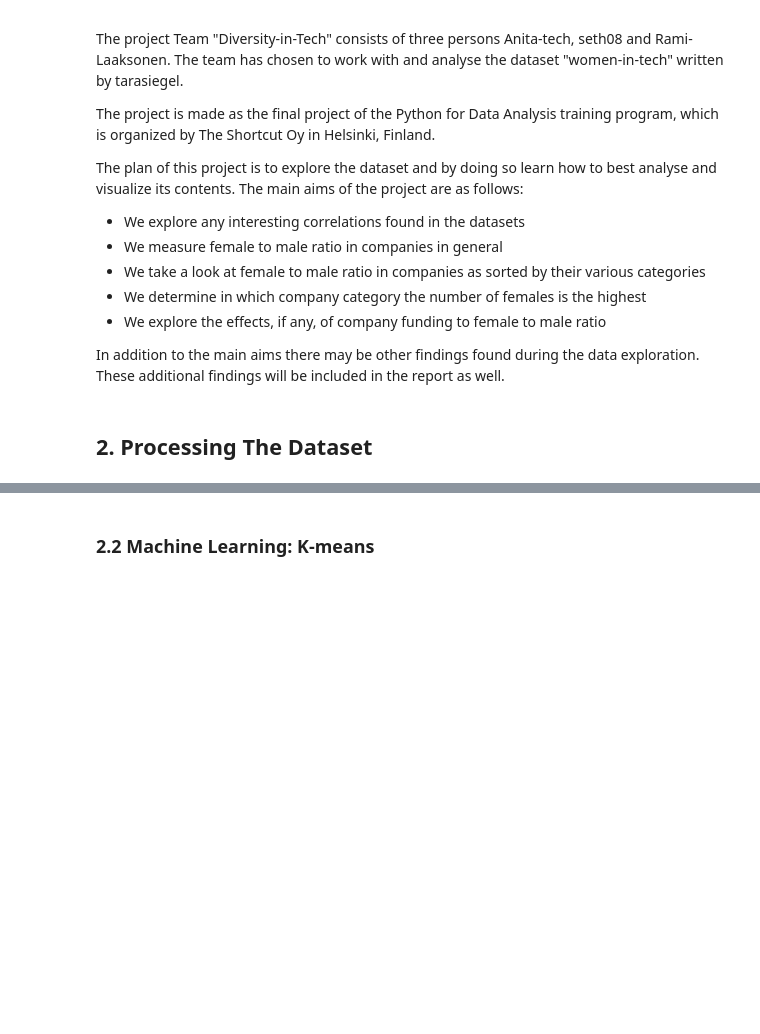
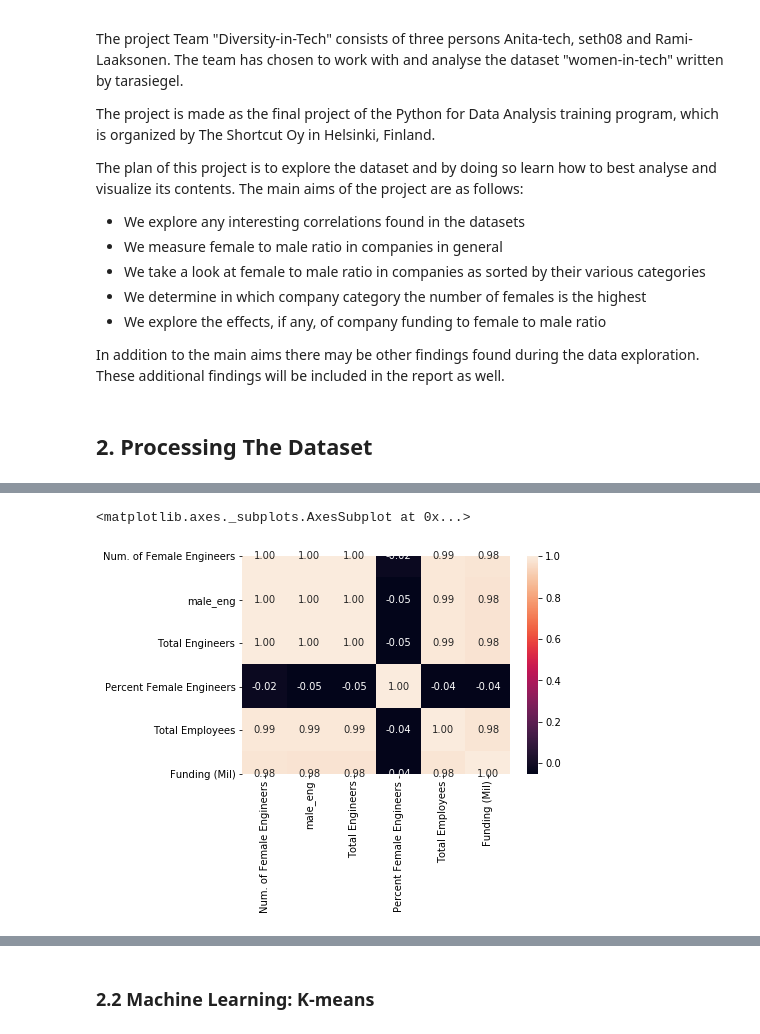
Before and after one commit to Rami-Laaksonen/women-in-tech-final-project, a Jupyter notebook: final-project-workbook.ipynb, the cells around one changed output, grey strips where cells are left out. Saved outputs shown, nothing was run; the diff lists cells and outputs as text; code cells hidden in the pictures; blank space fills up the shorter version.

```diff
--- a/final-project-workbook.ipynb
+++ b/final-project-workbook.ipynb
@@ -24,0 +31,7 @@ In addition to the main aims there may be other findings found during the data e
+# %%
+# Accessing the CSV file
+url_tech = 'https://github.com/tarasiegel/women-in-tech/raw/master/data/companies.csv'
+# %%
+# Reading the CSV file and checking the dataset
+tech = pd.read_csv(url_tech, index_col=[0])
+tech.head()
@@ -32,0 +94,6 @@ In addition to the main aims there may be other findings found during the data e
+# %%
+# Creating a heat map of the dataset to further visualize the correlations
+sns.heatmap(tech.corr(), annot=True, fmt='.2F')
+# %% [output]
+<matplotlib.axes._subplots.AxesSubplot at 0x...>
+[figure, added]
```
Also changed, not shown: parts of 12 cells of this notebook.
